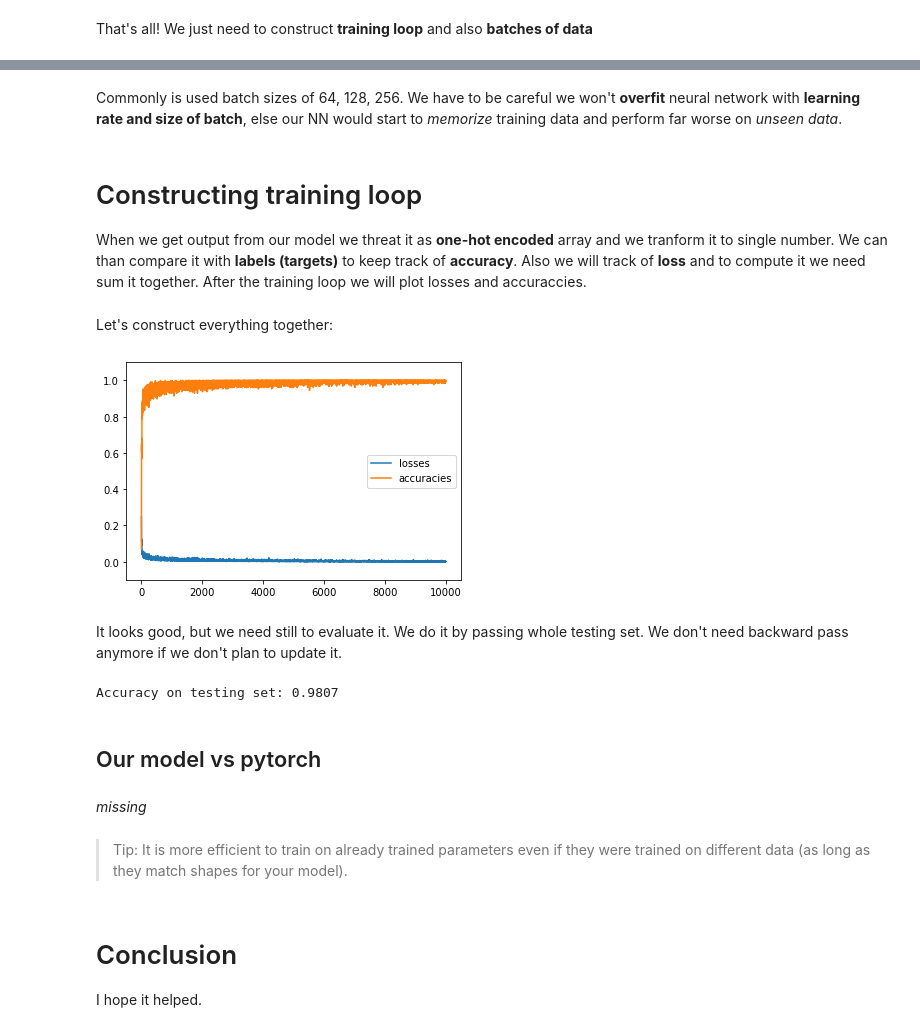
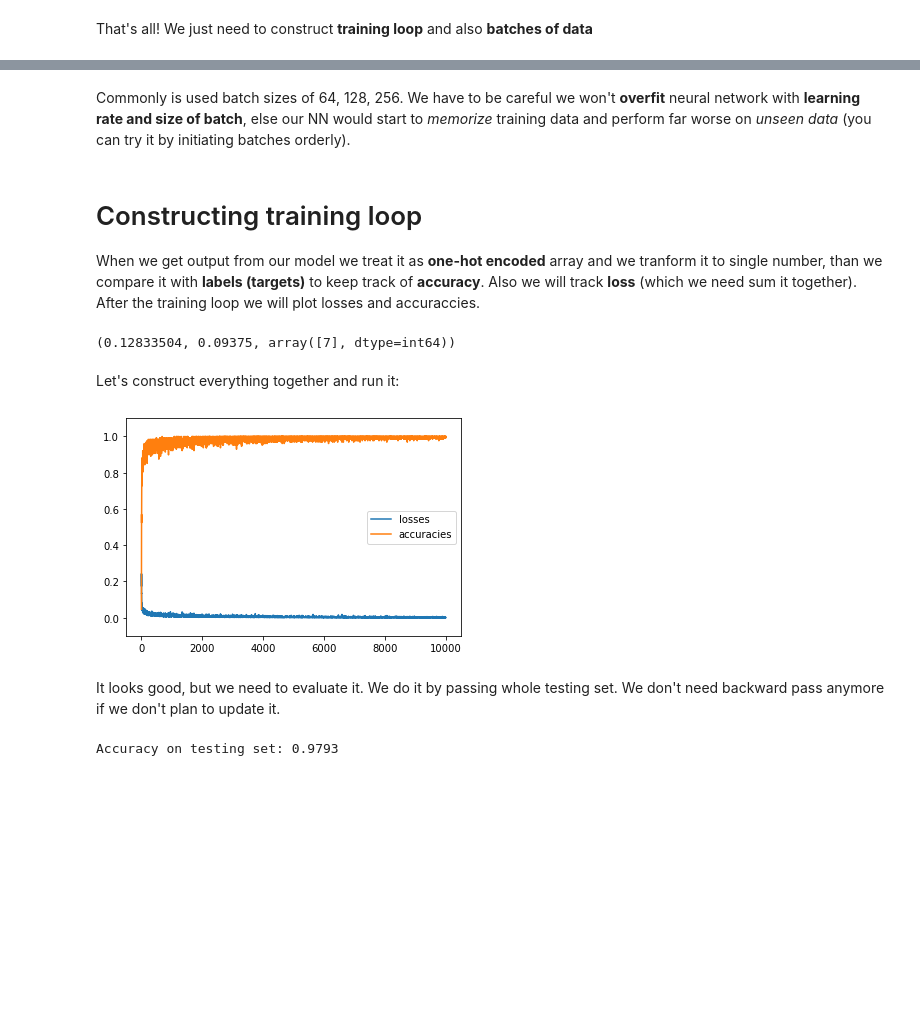
Before and after one commit to ludius0/my-blog, a Jupyter notebook: _notebooks/2020-12-10-Neural-network-from-scratch.ipynb, the cells around one changed output, grey strips where cells are left out. Cells and saved outputs as stored; diff of their text form; code cells hidden in the pictures; blank space fills up the shorter version.

```diff
--- a/_notebooks/2020-12-10-Neural-network-from-scratch.ipynb
+++ b/_notebooks/2020-12-10-Neural-network-from-scratch.ipynb
@@ -435,23 +435,23 @@ out = np.zeros((len(Y), 10), np.float32)
 out[range(out.shape[0]), Y] = 1
 
 # logsoftmax loss function
-x_lsm = logsoftmax(x_l2)
+x_lsm = logsoftmax(x_w2)
 
 # Chain of derivates
 # derivative of target
-d_out = -out / len(Y) # negative target (insure it won't fo crazy in float number)
+d_out = -out / len(Y)
 
 # derivative of Softmax with respect to target
 dx_lsm = d_out - np.exp(x_lsm) * d_out.sum(axis=1).reshape((-1, 1))
 
 # derivative of l2
-d_l2 = np.dot(x_relu.T, dx_lsm)
+d_w2 = np.dot(x_relu.T, dx_lsm)
 
 # derivative of ReLU
-d_relu = np.dot(dx_lsm, l2.T)
-d_relu[x_l1 < 0] = 0
+d_relu = np.dot(dx_lsm, w2.T)
+d_relu[x_w1 < 0] = 0
 
 # derivative of l1
-d_l1 = np.dot(X.T, d_relu)
+d_w1 = np.dot(X.T, d_relu)
 # %% [markdown]
 There is only one last missing piece. We need to **update parameters** and for that we use **optimizer**.
@@ -479,21 +481,23 @@ samp = np.random.randint(0, X_train.shape[0], size=(batch_size))
 X = X_train[samp].reshape((-1, 28*28))
 Y = Y_train[samp]
 # %% [markdown]
-Commonly is used batch sizes of 64, 128, 256. We have to be careful we won't **overfit** neural network with **learning rate and size of batch**, else our NN would start to *memorize* training data and perform far worse on *unseen data*.
+Commonly is used batch sizes of 64, 128, 256. We have to be careful we won't **overfit** neural network with **learning rate and size of batch**, else our NN would start to *memorize* training data and perform far worse on *unseen data* (you can try it by initiating batches orderly).
 # %% [markdown]
 # Constructing training loop
 
-When we get output from our model we threat it as **one-hot encoded** array and we tranform it to single number. We can than compare it with **labels (targets)** to keep track of **accuracy**. Also we will track of **loss** and to compute it we need sum it together. After the training loop we will plot losses and accuraccies.
+When we get output from our model we treat it as **one-hot encoded** array and we tranform it to single number, than we compare it with **labels (targets)** to keep track of **accuracy**. Also we will track **loss** (which we need sum it together). After the training loop we will plot losses and accuraccies.
 # %%
-output = x_l2
+output = x_w2
 cat = np.argmax(output, axis=1) # from (10,) to (1)
-acc = (cat == label).mean()
+acc = (cat == Y).mean()
 
 x_loss = (-out * x_lsm).mean(axis=1)
 loss = x_loss.mean()
 loss, acc, cat
+# %% [output]
+(0.12833504, 0.09375, array([7], dtype=int64))
 # %% [markdown]
-Let's construct everything together:
+Let's construct everything together and run it:
 # %%
 #hide
 def _uniform(a, b, dtype=np.float32):
@@ -509,8 +513,8 @@ def logsoftmax(x):
     return x - np.log(np.exp(x).sum(axis=1)).reshape((-1, 1))
 # %%
 # parameters
-l1 = _uniform(784, 128)
-l2 = _uniform(128, 10)
+w1 = _uniform(784, 128)
+w2 = _uniform(128, 10)
 
 lr = 0.001
 batch_size = 128
@@ -523,10 +527,10 @@ for i in (t := trange(10000)):
     Y = Y_train[samp]
 
     ## Forward pass
-    x_l1 = linear(X, l1)
-    x_relu = relu(x_l1)
-    x_l2 = linear(x_relu, l2)
-    output = x_l2
+    x_w1 = linear(X, w1)
+    x_relu = relu(x_w1)
+    x_w2 = linear(x_relu, w2)
+    output = x_w2
 
     ## backward pass
     # target -> one-hot encoded
@@ -534,70 +538,60 @@ for i in (t := trange(10000)):
     out[range(out.shape[0]), Y] = 1
 
     # logsoftmax loss function
-    x_lsm = logsoftmax(x_l2)
+    x_lsm = logsoftmax(x_w2)
 
     # loss
     x_loss = (-out * x_lsm).mean(axis=1)
     loss = x_loss.mean()
 
     # derivative of target
-    d_out = -out / len(Y) # negative target (insure it won't fo crazy in float number)
+    d_out = -out / len(Y)
 
     # derivative of Softmax with respect to target
     dx_lsm = d_out - np.exp(x_lsm) * d_out.sum(axis=1).reshape((-1, 1))
 
     # derivative of l2
-    d_l2 = np.dot(x_relu.T, dx_lsm)
+    d_w2 = np.dot(x_relu.T, dx_lsm)
 
     # derivative of ReLU
-    d_relu = np.dot(dx_lsm, l2.T)
-    d_relu[x_l1 < 0] = 0
+    d_relu = np.dot(dx_lsm, w2.T)
+    d_relu[x_w1 < 0] = 0
 
     # derivative of l1
-    d_l1 = np.dot(X.T, d_relu)
+    d_w1 = np.dot(X.T, d_relu)
 
     ## Update
     # SGD
-    l1 += -lr * d_l1
-    l2 += -lr * d_l2
+    w1 += -lr * d_w1
+    w2 += -lr * d_w2
 
     # Save for statistic
-    cat = np.argmax(output, axis=1) # results from Net
+    cat = np.argmax(output, axis=1)
     acc = (cat == Y).mean()
     accuracies.append(acc)
     losses.append(loss)
 
     t.set_description(f"Loss: {loss:.5f}; Acc: {acc:.5f}")
 
 plt.ylim(-0.1, 1.1)
 plt.plot(losses)
 plt.plot(accuracies)
 plt.legend(["losses", "accuracies"])
 plt.show()
 # %% [output]
-[figure, old version]
+[figure, new version]
 # %% [markdown]
-It looks good, but we need still to evaluate it. We do it by passing whole testing set. We don't need backward pass anymore if we don't plan to update it.
+It looks good, but we need to evaluate it. We do it by passing whole testing set. We don't need backward pass anymore if we don't plan to update it.
 # %%
 ## Evaluation
 # Forward pass
-x_l1 = linear(X_test.reshape((-1, 28*28)), l1)
-x_relu = relu(x_l1)
-output = linear(x_relu, l2)
+x_w1 = linear(X_test.reshape((-1, 28*28)), w1)
+x_relu = relu(x_w1)
+output = linear(x_relu, w2)
 
 # Measure accuracy
 Y_test_preds = np.argmax(output, axis=1)
 true_acc = (Y_test == Y_test_preds).mean()
 print(f"Accuracy on testing set: {true_acc}")
 # %% [output]
-Accuracy on testing set: 0.9807
+Accuracy on testing set: 0.9793
-# %% [markdown]
-## Our model vs pytorch
-# %% [markdown]
-*missing*
-# %% [markdown]
->Tip: It is more efficient to train on already trained parameters even if they were trained on different data (as long as they match shapes for your model).
-# %% [markdown]
-# Conclusion
-
-I hope it helped.
```
Also changed, not shown: parts of 39 cells of this notebook.
